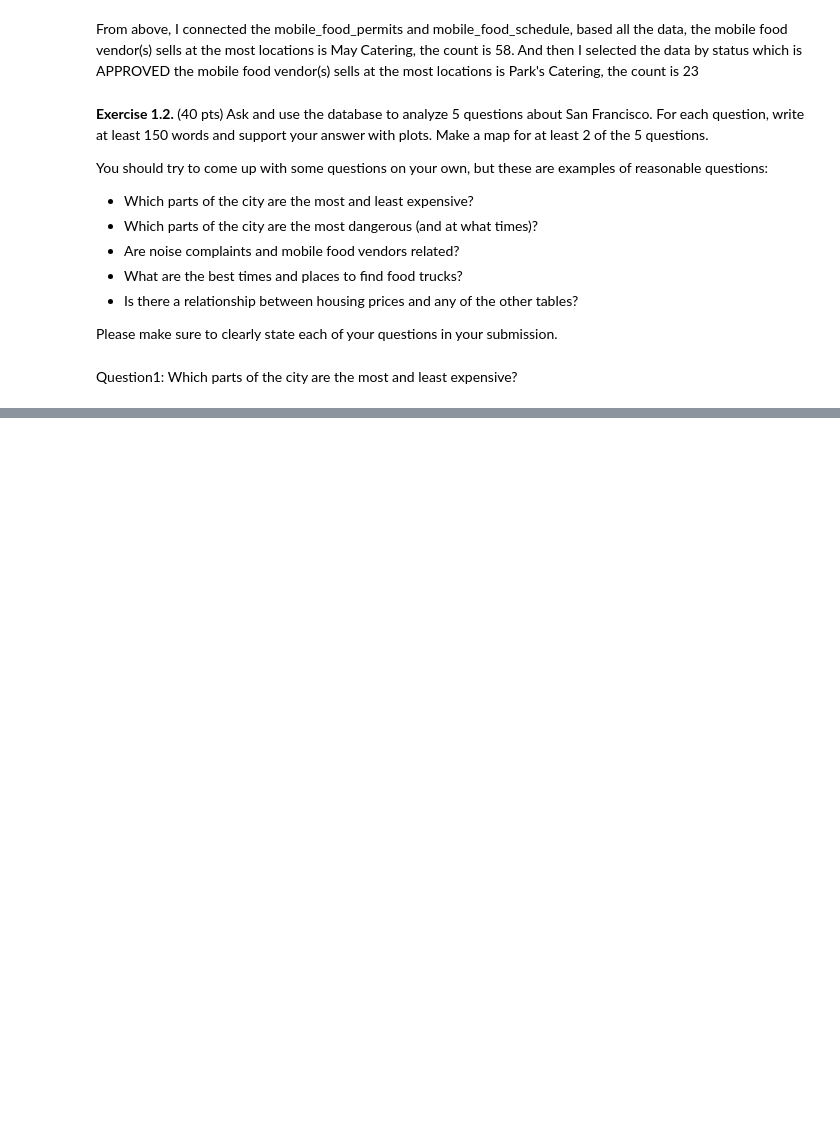
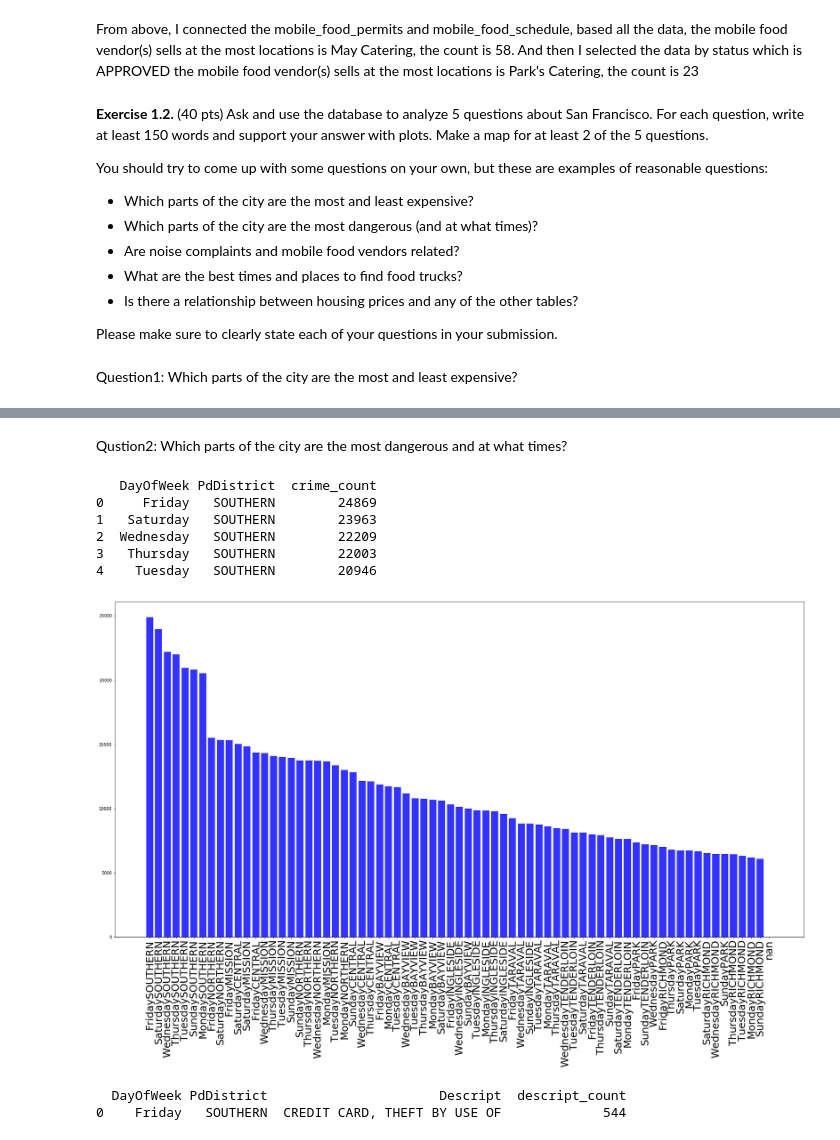
Before and after one commit to xtowang/Housing-in-SF, a Jupyter notebook: hw5.ipynb, the cells around one changed output, grey strips where cells are left out. Cells and saved outputs as stored; diff of their text form; code cells hidden in the pictures; blank space fills up the shorter version.

```diff
--- a/hw5.ipynb
+++ b/hw5.ipynb
@@ -193,0 +192,41 @@ plt.show()
+# %% [markdown]
+Qustion2: Which parts of the city are the most dangerous and at what times?
+# %%
+crime = pd.read_sql_query('select * from crime', conn3)
+
+crime_sql_query = """
+SELECT DayOfWeek, PdDistrict, count(DISTINCT IncidntNum) as crime_count from crime
+GROUP BY DayOfWeek, PdDistrict
+ORDER BY crime_count desc
+"""
+crime_data = pd.read_sql_query(crime_sql_query,conn3)
+print(crime_data.head())
+
+fig, ax = plt.subplots(figsize=(30, 15))
+
+x = range(len(crime_data))
+ax.set_xticks(x)
+labels = crime_data['DayOfWeek'] + crime_data['PdDistrict']
+plt.xticks(x, labels, rotation = 'vertical', size = 25)
+ax.bar(x, crime_data['crime_count'], color = "blue", alpha = 0.8)
+plt.show()
+# %% [output]
+   DayOfWeek PdDistrict  crime_count
+0     Friday   SOUTHERN        24869
+1   Saturday   SOUTHERN        23963
+2  Wednesday   SOUTHERN        22209
+3   Thursday   SOUTHERN        22003
+4    Tuesday   SOUTHERN        20946
+[figure, added]
+# %%
+crime_sql_query1 = """
+SELECT DayOfWeek, PdDistrict, Descript, count(DISTINCT Descript) descript_count from crime
+WHERE DayOfWeek = 'Friday' and PdDistrict = 'SOUTHERN'
+GROUP BY PdDistrict
+ORDER BY descript_count desc
+"""
+crime_data1 = pd.read_sql_query(crime_sql_query1,conn3)
+print(crime_data1)
+# %% [output]
+  DayOfWeek PdDistrict                      Descript  descript_count
+0    Friday   SOUTHERN  CREDIT CARD, THEFT BY USE OF             544
```
Also changed, not shown: parts of 6 cells of this notebook.
